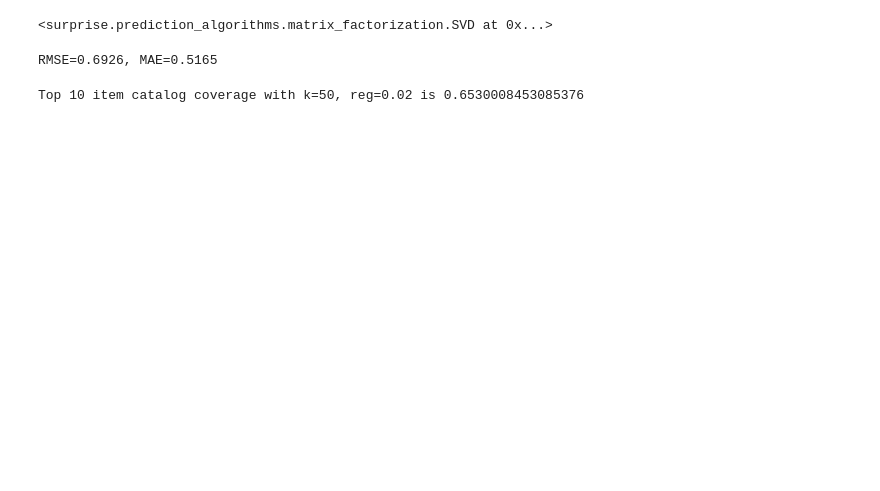
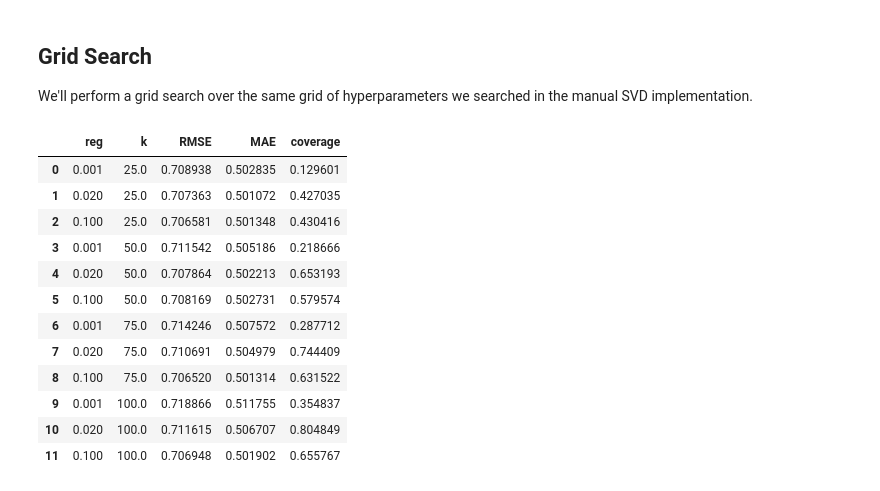
Before and after one commit to LucasLyons/Beer-Project, a Jupyter notebook: notebooks/05_surpriseSVD.ipynb, the cells around one changed output. Cells and saved outputs as stored; diff of their text form; code cells hidden in the pictures; blank space fills up the shorter version.

```diff
--- a/notebooks/05_surpriseSVD.ipynb
+++ b/notebooks/05_surpriseSVD.ipynb
@@ -91,16 +59,3 @@ Top 10 item catalog coverage with k=10, reg=0.02 is 0.15042649658034274
-# %%
-test_model = SVD(n_factors = 50)
-test_model.fit(trainset)
-# %% [output]
-<surprise.prediction_algorithms.matrix_factorization.SVD at 0x...>
-# %%
-preds = test_model.test(valset)
-rmse = accuracy.rmse(preds, verbose=False)
-mae  = accuracy.mae(preds,  verbose=False)
-print(f"RMSE={rmse:.4f}, MAE={mae:.4f}")
-# %% [output]
-RMSE=0.6926, MAE=0.5165
-# %%
-print(f'Top 10 item catalog coverage with k=50, reg=0.02 is {top_n_coverage(test_model, trainset, N=10)}')
-# %% [output]
-Top 10 item catalog coverage with k=50, reg=0.02 is 0.6530008453085376
+# %% [markdown]
+## Grid Search
+We'll perform a grid search over the same grid of hyperparameters we searched in the manual SVD implementation.
@@ -106,0 +93,16 @@ Top 10 item catalog coverage with k=50, reg=0.02 is 0.6530008453085376
+# %%
+surprise_grid_search
+# %% [output]
+|  | reg | k | RMSE | MAE | coverage |
+| 0 | 0.001 | 25.0 | 0.708938 | 0.502835 | 0.129601 |
+| 1 | 0.020 | 25.0 | 0.707363 | 0.501072 | 0.427035 |
+| 2 | 0.100 | 25.0 | 0.706581 | 0.501348 | 0.430416 |
+| 3 | 0.001 | 50.0 | 0.711542 | 0.505186 | 0.218666 |
+| 4 | 0.020 | 50.0 | 0.707864 | 0.502213 | 0.653193 |
+| 5 | 0.100 | 50.0 | 0.708169 | 0.502731 | 0.579574 |
+| 6 | 0.001 | 75.0 | 0.714246 | 0.507572 | 0.287712 |
+| 7 | 0.020 | 75.0 | 0.710691 | 0.504979 | 0.744409 |
+| 8 | 0.100 | 75.0 | 0.706520 | 0.501314 | 0.631522 |
+| 9 | 0.001 | 100.0 | 0.718866 | 0.511755 | 0.354837 |
+| 10 | 0.020 | 100.0 | 0.711615 | 0.506707 | 0.804849 |
+| 11 | 0.100 | 100.0 | 0.706948 | 0.501902 | 0.655767 |
```
Also changed, not shown: parts of 16 cells of this notebook, 3 other files.
